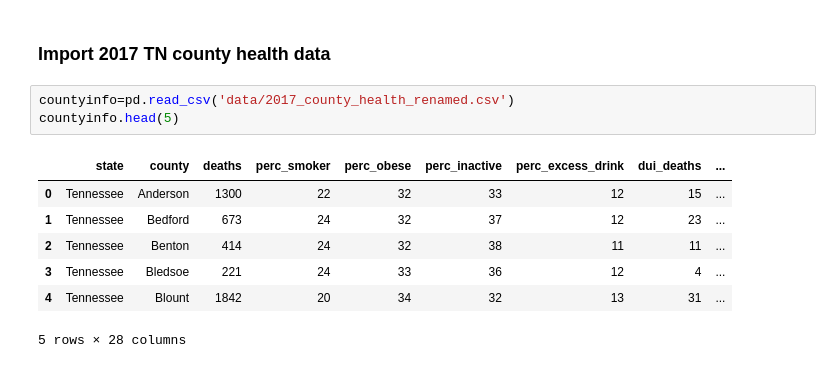
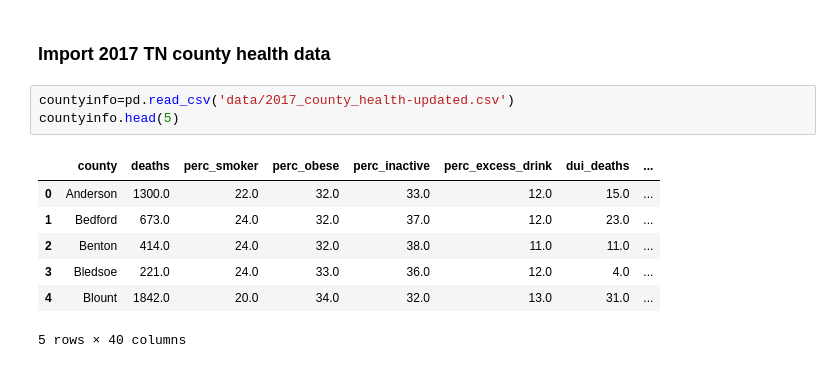
Before and after one commit to ibutera/vanderbilt-aspire-data-essentials, a Jupyter notebook: First Notebook.ipynb, the cells around one changed output. Cells and saved outputs as stored; diff of their text form.

```diff
--- a/First Notebook.ipynb
+++ b/First Notebook.ipynb
@@ -761,13 +784,13 @@ list(predictions)
 # %% [markdown]
 ### Import 2017 TN county health data
 # %%
-countyinfo=pd.read_csv('data/2017_county_health_renamed.csv')
+countyinfo=pd.read_csv('data/2017_county_health-updated.csv')
 countyinfo.head(5)
 # %% [output]
-|  | state | county | deaths | perc_smoker | perc_obese | perc_inactive | perc_excess_drink | dui_deaths | ... |
-| 0 | Tennessee | Anderson | 1300 | 22 | 32 | 33 | 12 | 15 | ... |
-| 1 | Tennessee | Bedford | 673 | 24 | 32 | 37 | 12 | 23 | ... |
-| 2 | Tennessee | Benton | 414 | 24 | 32 | 38 | 11 | 11 | ... |
-| 3 | Tennessee | Bledsoe | 221 | 24 | 33 | 36 | 12 | 4 | ... |
-| 4 | Tennessee | Blount | 1842 | 20 | 34 | 32 | 13 | 31 | ... |
+|  | county | deaths | perc_smoker | perc_obese | perc_inactive | perc_excess_drink | dui_deaths | ... |
+| 0 | Anderson | 1300.0 | 22.0 | 32.0 | 33.0 | 12.0 | 15.0 | ... |
+| 1 | Bedford | 673.0 | 24.0 | 32.0 | 37.0 | 12.0 | 23.0 | ... |
+| 2 | Benton | 414.0 | 24.0 | 32.0 | 38.0 | 11.0 | 11.0 | ... |
+| 3 | Bledsoe | 221.0 | 24.0 | 33.0 | 36.0 | 12.0 | 4.0 | ... |
+| 4 | Blount | 1842.0 | 20.0 | 34.0 | 32.0 | 13.0 | 31.0 | ... |
-5 rows × 28 columns
+5 rows × 40 columns
```
Also changed, not shown: parts of 51 cells of this notebook.
